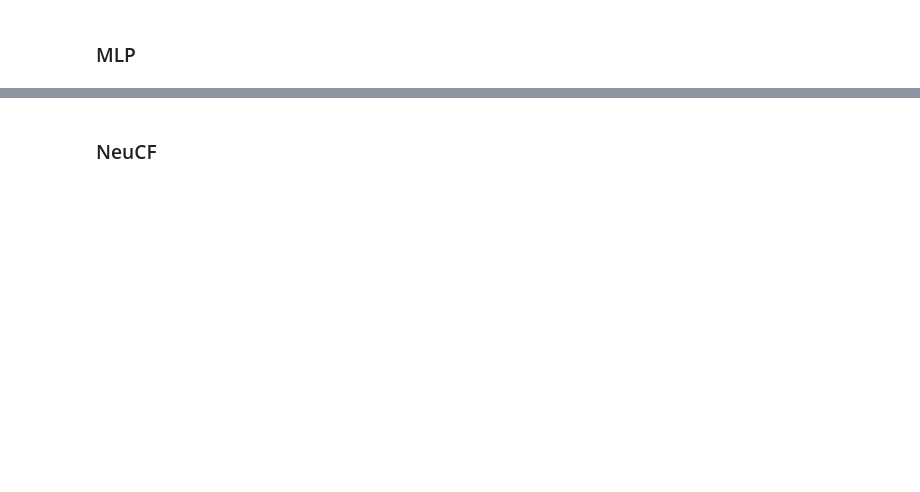
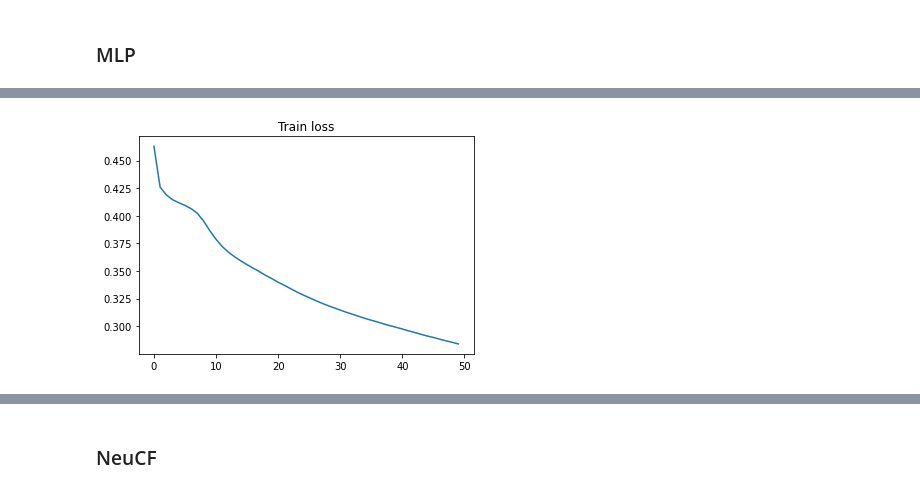
Before and after one commit to vysheslavova/RecSys, a Jupyter notebook: HW3.ipynb, the cells around one changed output, grey strips where cells are left out. Drawn from its saved outputs; the diff is of its cells as text; code cells hidden in the pictures; blank space fills up the shorter version.

```diff
--- a/HW3.ipynb
+++ b/HW3.ipynb
@@ -740,0 +230,21 @@ RECOMMENDATIONS for user 4
+# %%
+mlp_params = {
+        'batch_size': 256,
+        'dim': 64,
+        'epochs': 50,
+        'lr': 1e-3,
+        'hidden': [32, 32, 32]
+}
+# %%
+mlp = MLP(max(users) + 1, max(movies) + 1, mlp_params['dim'],
+          hidden_dim=mlp_params['hidden']).to(device)
+mlp.load_state_dict((torch.load('models/mlp.pcl', map_location=torch.device('cpu'))))
+recommender = Recommender(mlp, 'MLP')
+# print('Fit')
+# recommender.fit(train_data, mlp_params, plot=True)
+df = pd.read_csv('plots/mlp.csv')
+plt.plot(df['Step'], df['MLP-2 - loss'])
+plt.title('Train loss')
+plt.show()
+# %% [output]
+[figure, added]
```
Also changed, not shown: parts of 91 cells of this notebook, 1 other file.
